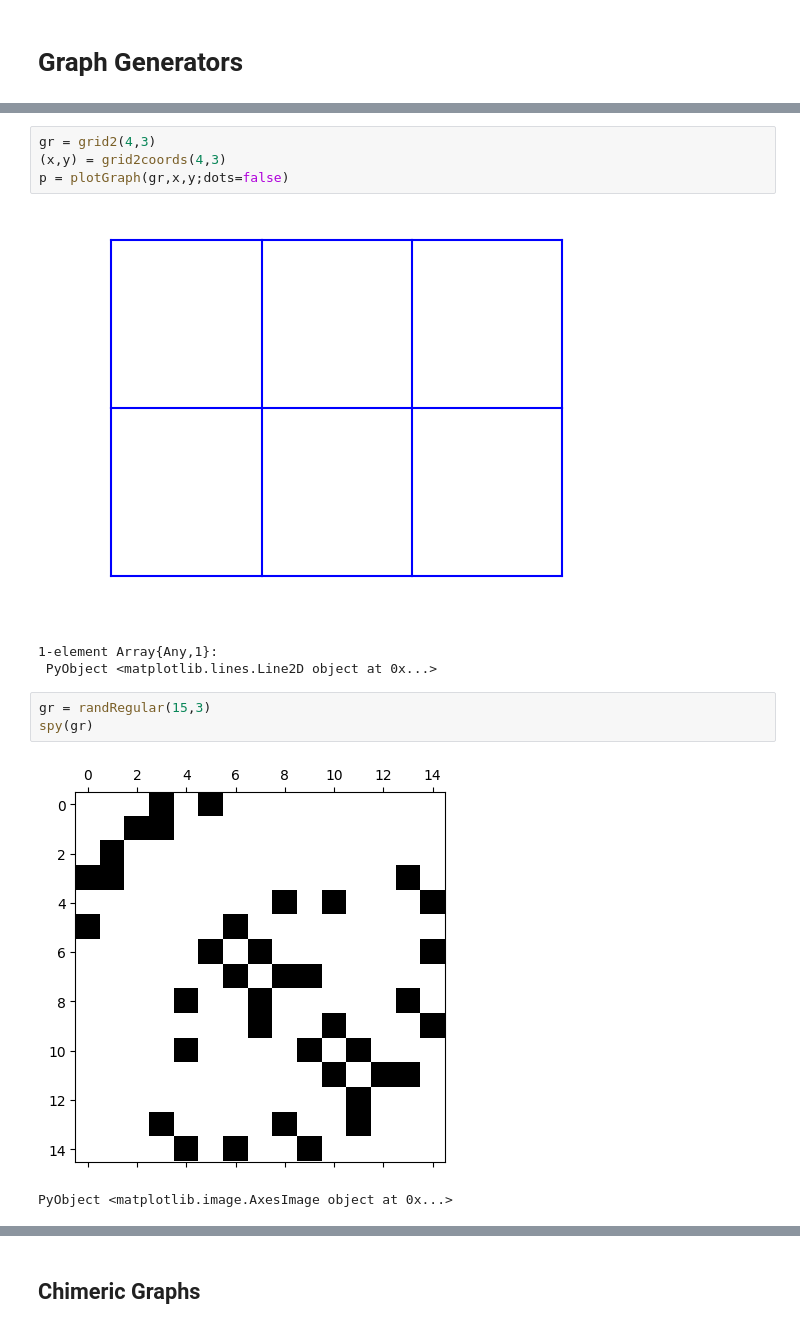
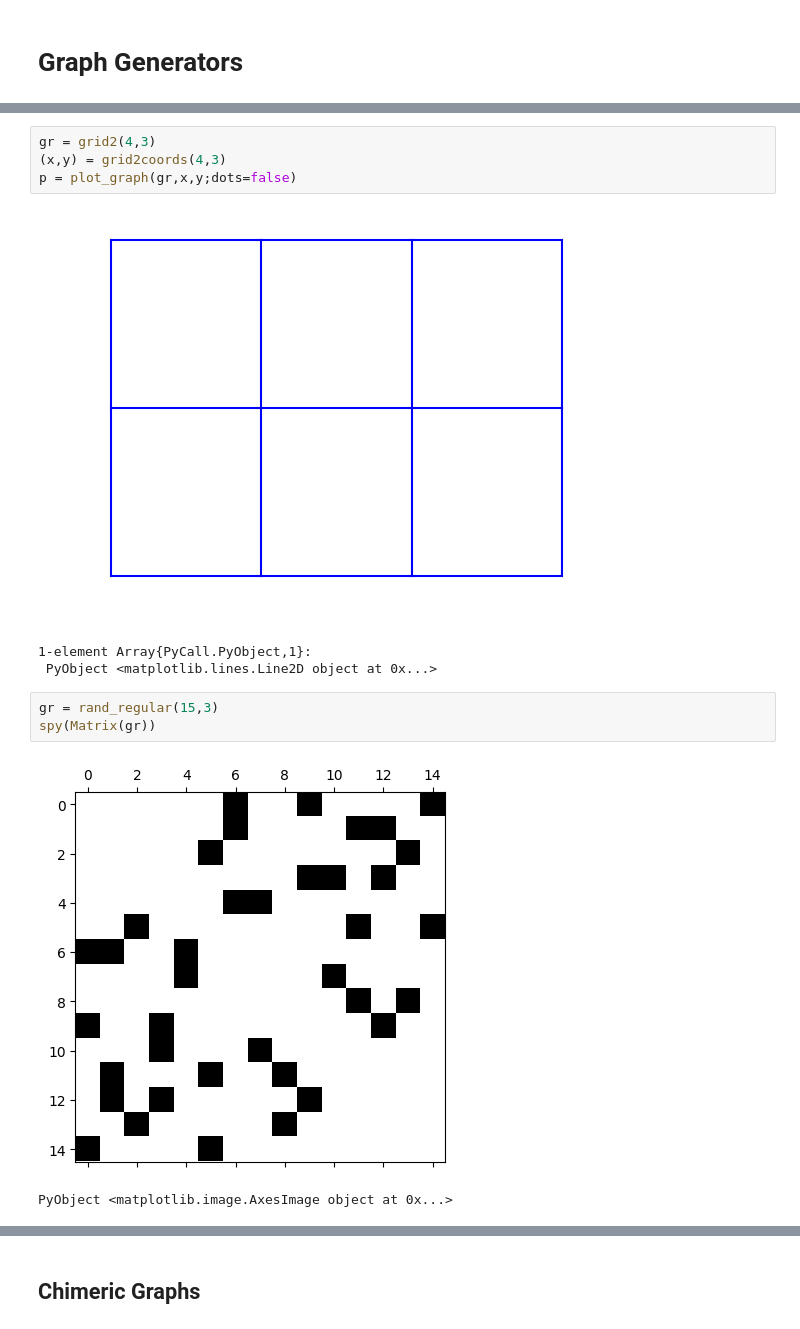
Before and after one commit to danspielman/Laplacians.jl, a Jupyter notebook: notebooks/FirstNotebook.ipynb, the cells around one changed output, grey strips where cells are left out. Saved outputs shown, nothing was run; the diff lists cells and outputs as text.

```diff
--- a/notebooks/FirstNotebook.ipynb
+++ b/notebooks/FirstNotebook.ipynb
@@ -36,15 +46,15 @@ gr = grid2(4)
 # %%
 gr = grid2(4,3)
 (x,y) = grid2coords(4,3)
-p = plotGraph(gr,x,y;dots=false)
+p = plot_graph(gr,x,y;dots=false)
 # %% [output]
-[figure, old version]
+[figure, new version]
-1-element Array{Any,1}:
+1-element Array{PyCall.PyObject,1}:
  PyObject <matplotlib.lines.Line2D object at 0x...>
 # %%
-gr = randRegular(15,3)
-spy(gr)
+gr = rand_regular(15,3)
+spy(Matrix(gr))
 # %% [output]
-[figure, old version]
+[figure, new version]
 PyObject <matplotlib.image.AxesImage object at 0x...>
 # %%
```
Also changed, not shown: parts of 49 cells of this notebook, 4 other files.
